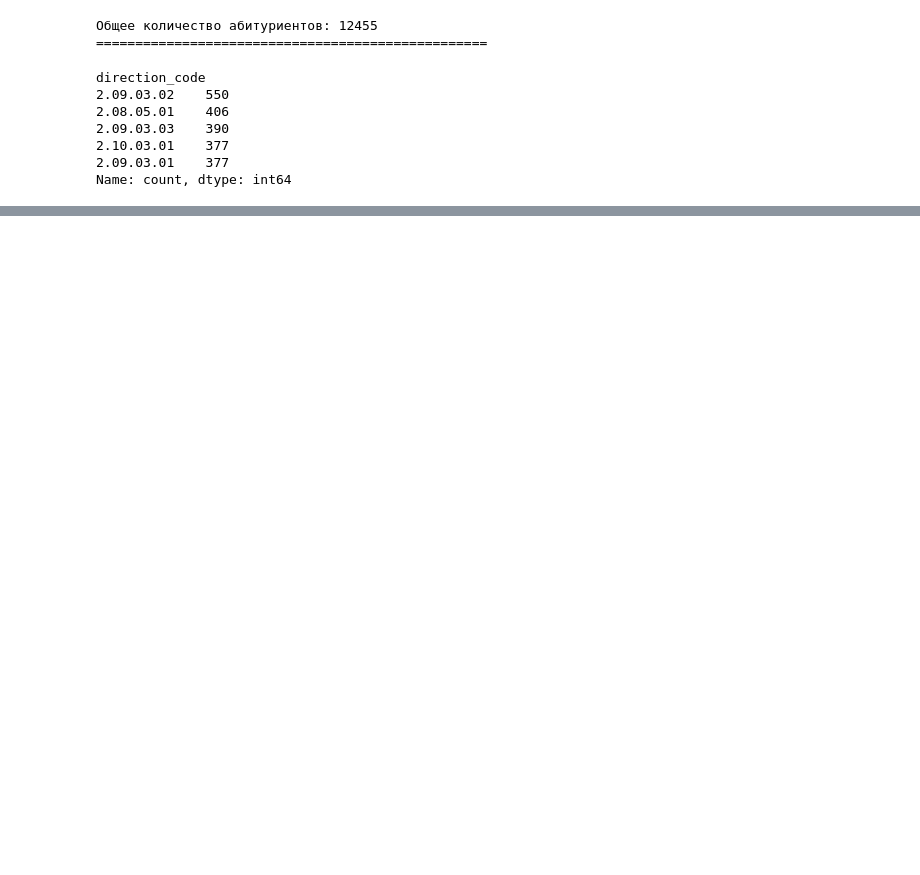
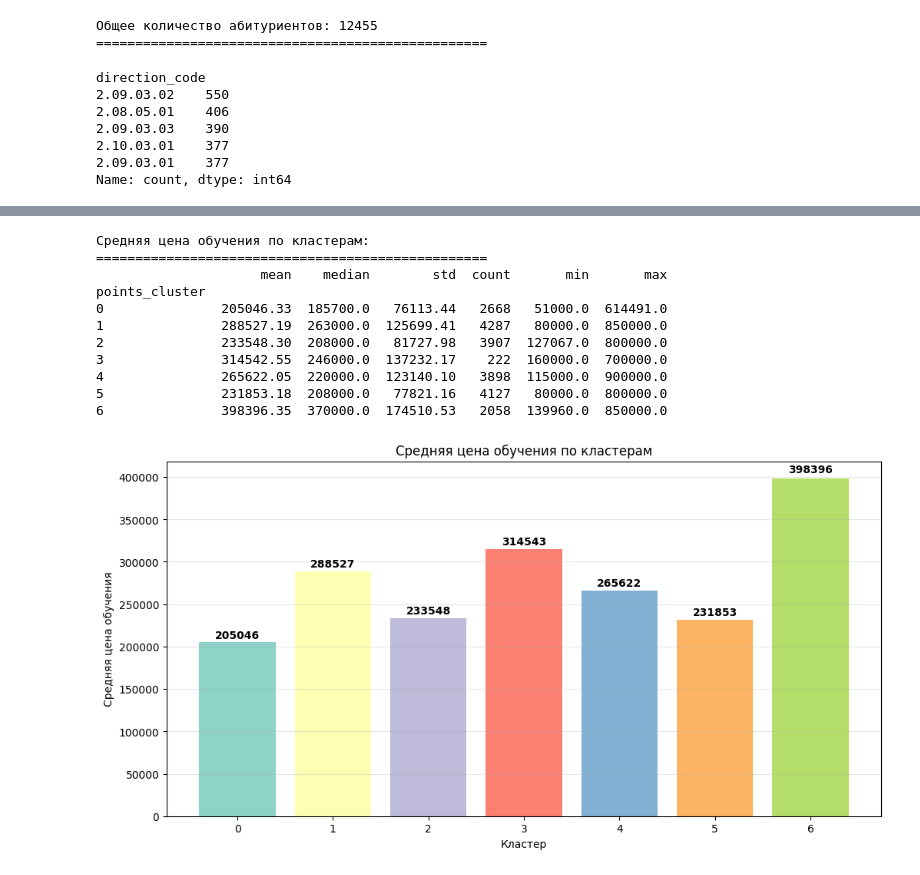
Before and after one commit to Andr171p/admission-analytics, a Jupyter notebook: analysis_applicants_outflow.ipynb, the cells around one changed output, grey strips where cells are left out. Cells and saved outputs as stored; diff of their text form; code cells hidden in the pictures; blank space fills up the shorter version.

```diff
--- a/analysis_applicants_outflow.ipynb
+++ b/analysis_applicants_outflow.ipynb
@@ -592,0 +624,14 @@ Name: count, dtype: int64
+# %%
+# Добавление место рождения абитуриента в основную таблицу
+
+tyuiu_missing_applicants_df_renamed = tyuiu_missing_applicants_df.rename(
+    columns={"Id поступающего": "id", "Место рождения": "birthplace"}
+)
+tyuiu_missing_applicants_df_renamed = tyuiu_missing_applicants_df_renamed.drop(
+    columns=["Unnamed: 0", "Вид заявления", "НПС/УГСН"], axis=1
+)
+df = df.merge(
+    tyuiu_missing_applicants_df_renamed[["id", "birthplace"]],
+    on="id",
+    how="inner",
+)
@@ -592,0 +792,39 @@ Name: count, dtype: int64
+# %%
+# Получение средних цен на обучение для каждого кластера абитуриентов не поступивших в ТИУ
+
+cluster_education_price = df.groupby("points_cluster")["education_price"].agg([
+    "mean", "median", "std", "count", "min", "max"
+]).round(2)
+
+print("Средняя цена обучения по кластерам:")
+print("=" * 50)
+print(cluster_education_price)
+
+plt.figure(figsize=(12, 6))
+bars = plt.bar(cluster_education_price.index.astype(str), cluster_education_price['mean'],
+                  color=plt.cm.Set3(np.arange(len(cluster_education_price))))
+
+plt.xlabel('Кластер')
+plt.ylabel('Средняя цена обучения')
+plt.title('Средняя цена обучения по кластерам')
+
+# Добавляем значения на столбцы
+for i, (cluster, row) in enumerate(cluster_education_price.iterrows()):
+    plt.text(i, row['mean'] + row['mean']*0.01, f'{row["mean"]:.0f}',
+            ha='center', va='bottom', fontweight='bold')
+
+plt.grid(axis='y', alpha=0.3)
+plt.show()
+# %% [output]
+Средняя цена обучения по кластерам:
+==================================================
+                     mean    median        std  count       min       max
+points_cluster
+0               205046.33  185700.0   76113.44   2668   51000.0  614491.0
+1               288527.19  263000.0  125699.41   4287   80000.0  850000.0
+2               233548.30  208000.0   81727.98   3907  127067.0  800000.0
+3               314542.55  246000.0  137232.17    222  160000.0  700000.0
+4               265622.05  220000.0  123140.10   3898  115000.0  900000.0
+5               231853.18  208000.0   77821.16   4127   80000.0  800000.0
+6               398396.35  370000.0  174510.53   2058  139960.0  850000.0
+[figure, added]
```
Also changed, not shown: parts of 27 cells of this notebook, 1 other file.
